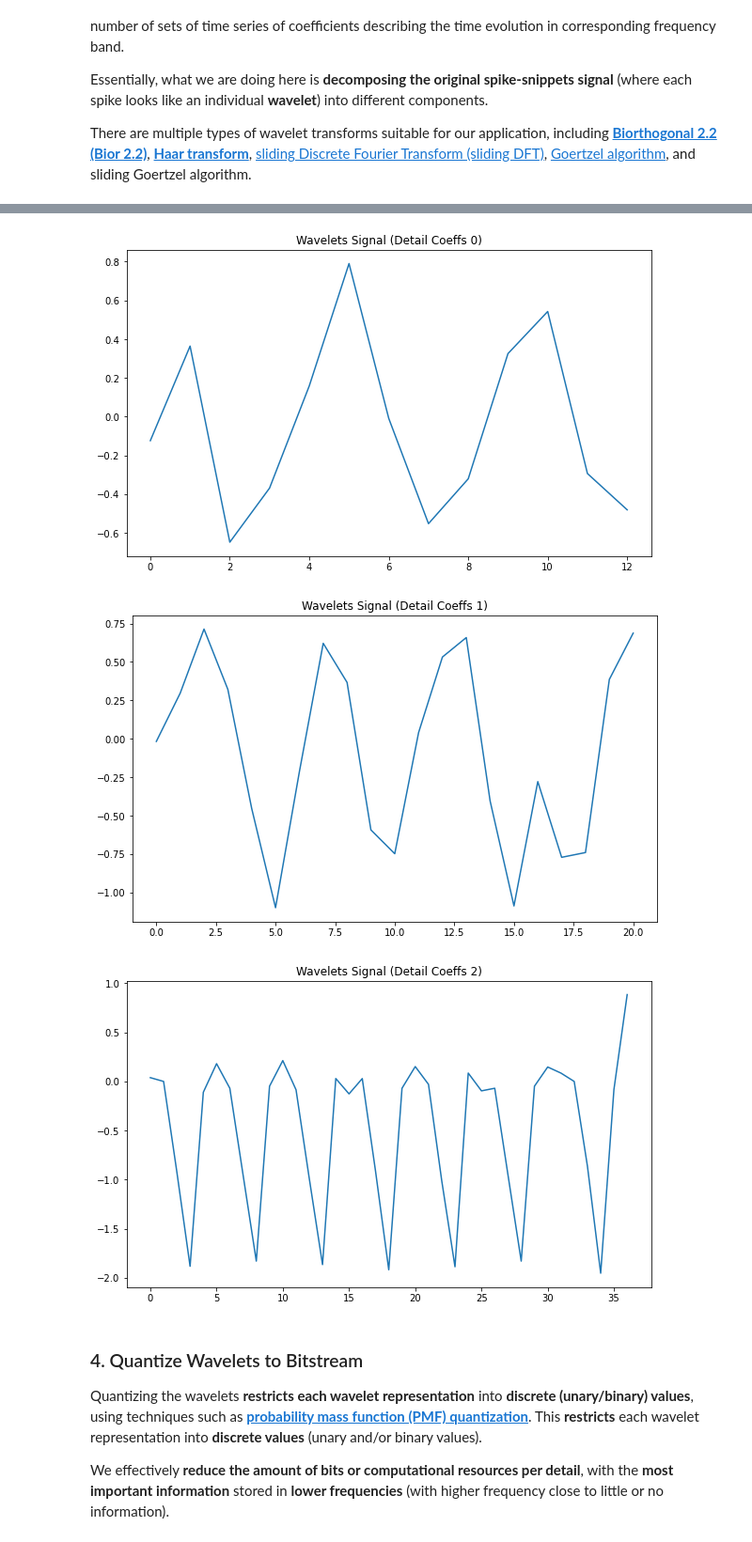
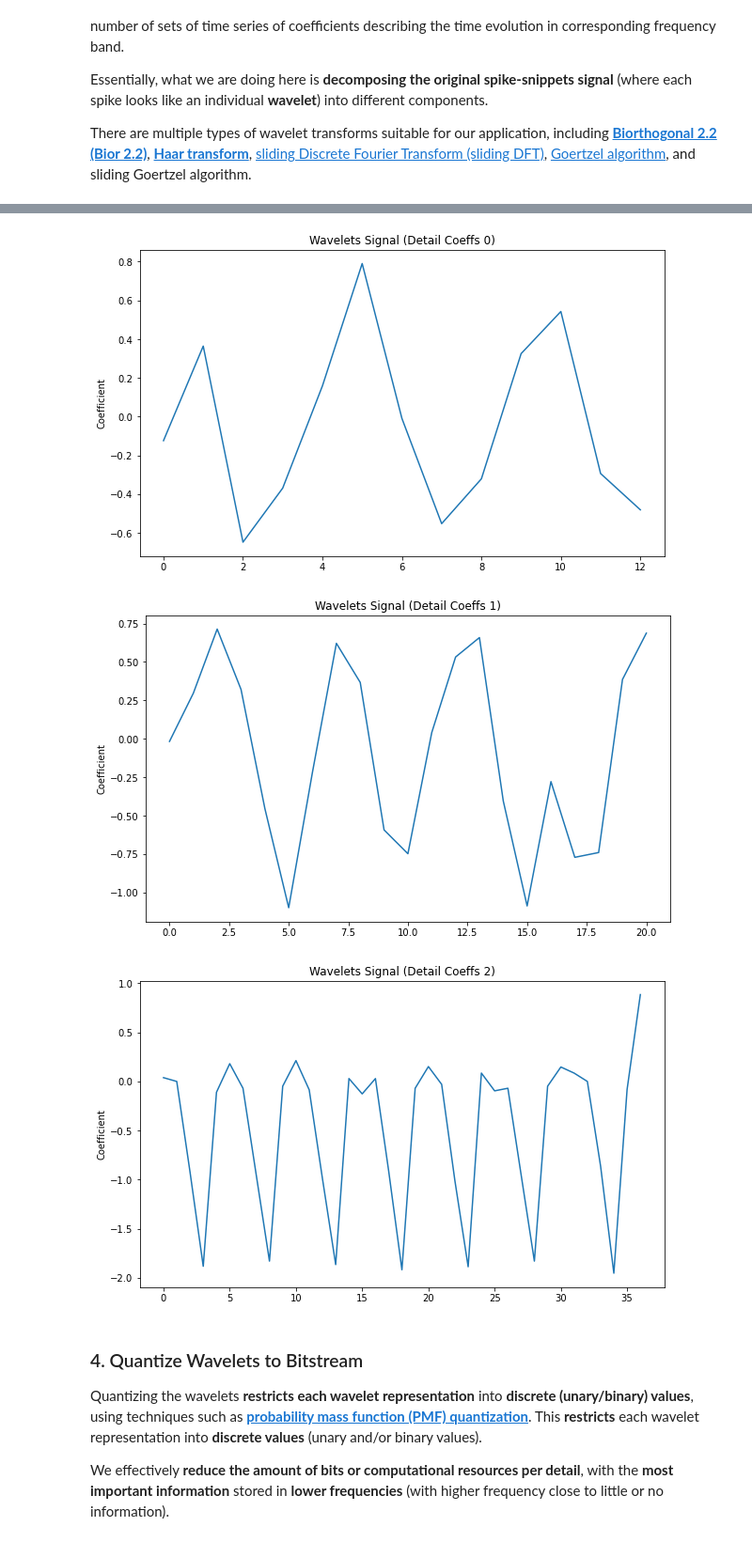
Before and after one commit to michaela10c/neural_signal_compression, a Jupyter notebook: Neural Signal Compression.ipynb, the cells around one changed output, grey strips where cells are left out. Shown at 94% size. Cells and saved outputs as stored; diff of their text form; code cells hidden in the pictures.

```diff
--- a/Neural Signal Compression.ipynb
+++ b/Neural Signal Compression.ipynb
@@ -440,16 +441,17 @@ plt.show()
 # %%
 # Plot detail coeffs
 i = 0
 for coeffs in detail_coeffs:
     plt.figure(figsize=(10, 6))
     plt.plot(detail_coeffs[i])
     plt.title('Wavelets Signal (Detail Coeffs ' + str(i) + ')')
+    plt.ylabel('Coefficient')
     plt.show()
     i += 1
 # %% [output]
-[figure, old version]
+[figure, new version]
-[figure, old version]
+[figure, new version]
-[figure, old version]
+[figure, new version]
 # %% [markdown]
 ### 4. Quantize Wavelets to Bitstream
 
```
Also changed, not shown: parts of 37 cells of this notebook.
